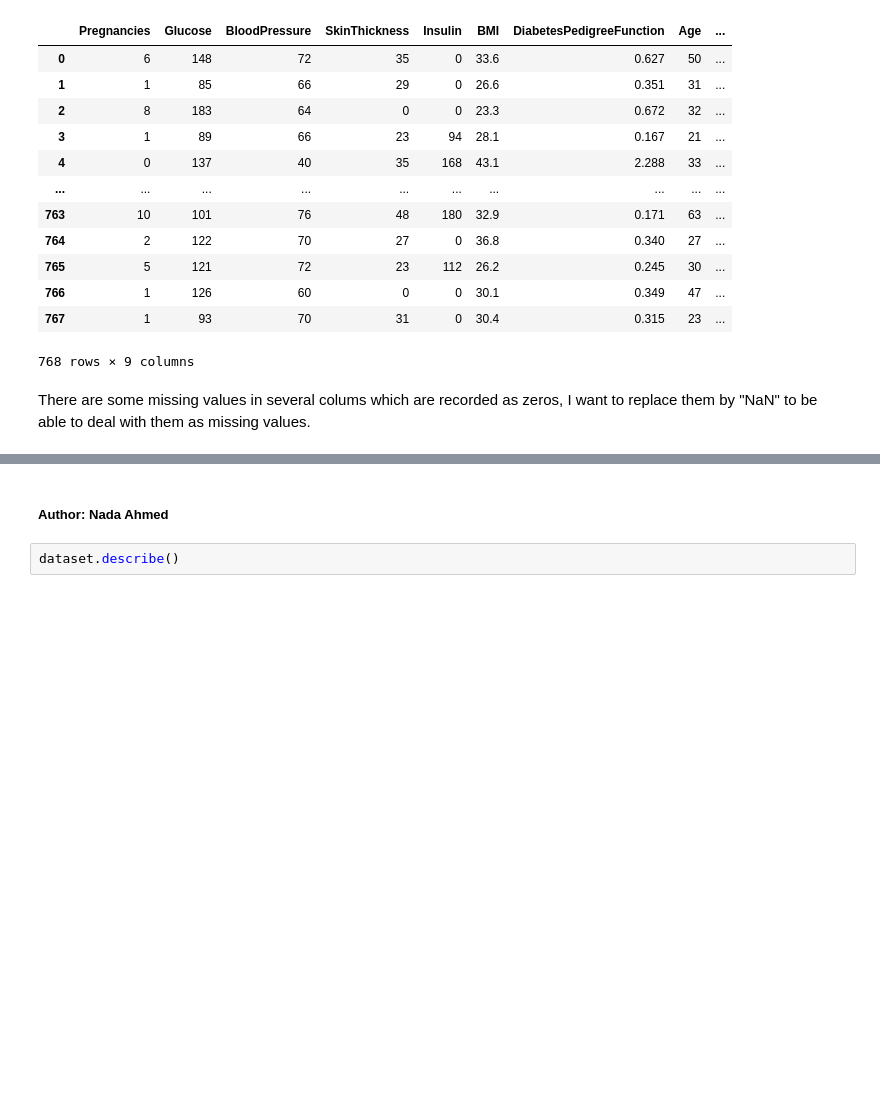
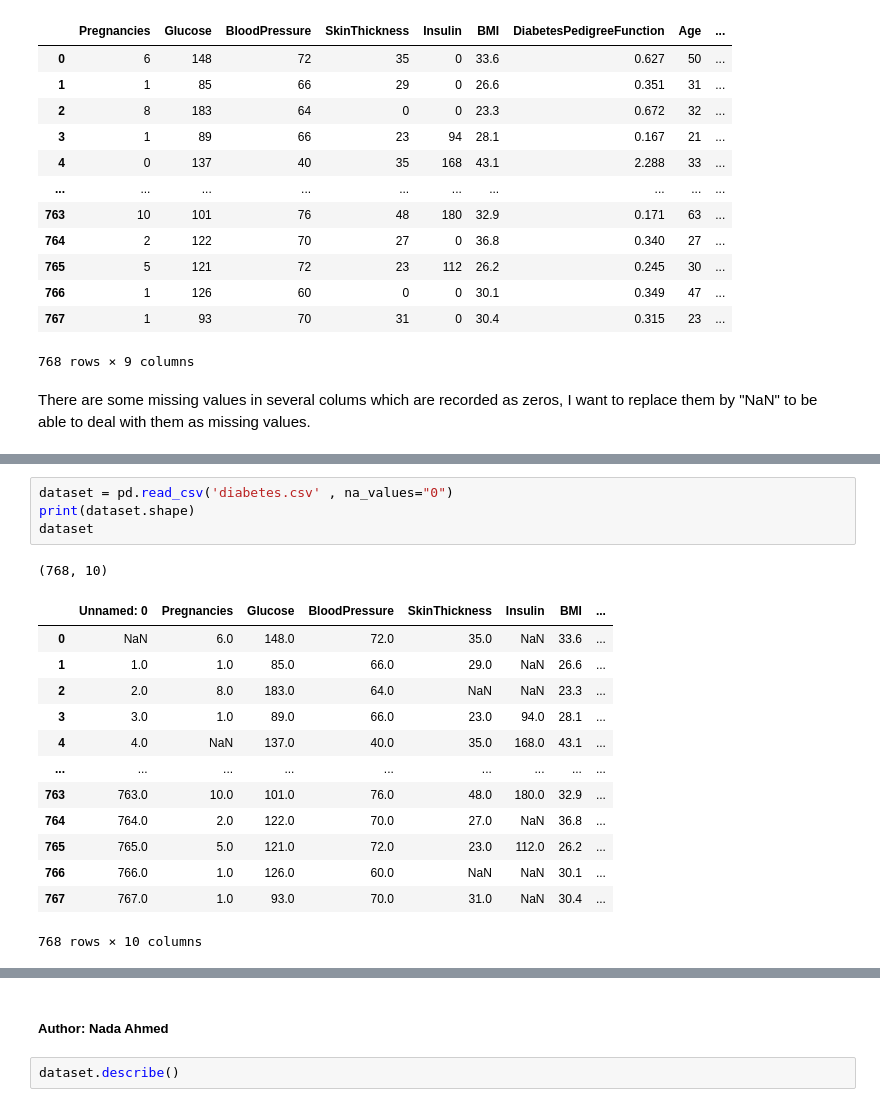
Before and after one commit to MarwahSalehAmeen/Machine_learning_project, a Jupyter notebook: ML notebook.ipynb, the cells around one changed output, grey strips where cells are left out. Drawn from its saved outputs; the diff is of its cells as text; blank space fills up the shorter version.

```diff
--- a/ML notebook.ipynb
+++ b/ML notebook.ipynb
@@ -69,0 +86,19 @@ dataset
+# %%
+dataset = pd.read_csv('diabetes.csv' , na_values="0")
+print(dataset.shape)
+dataset
+# %% [output]
+(768, 10)
+|  | Unnamed: 0 | Pregnancies | Glucose | BloodPressure | SkinThickness | Insulin | BMI | ... |
+| 0 | NaN | 6.0 | 148.0 | 72.0 | 35.0 | NaN | 33.6 | ... |
+| 1 | 1.0 | 1.0 | 85.0 | 66.0 | 29.0 | NaN | 26.6 | ... |
+| 2 | 2.0 | 8.0 | 183.0 | 64.0 | NaN | NaN | 23.3 | ... |
+| 3 | 3.0 | 1.0 | 89.0 | 66.0 | 23.0 | 94.0 | 28.1 | ... |
+| 4 | 4.0 | NaN | 137.0 | 40.0 | 35.0 | 168.0 | 43.1 | ... |
+| ... | ... | ... | ... | ... | ... | ... | ... | ... |
+| 763 | 763.0 | 10.0 | 101.0 | 76.0 | 48.0 | 180.0 | 32.9 | ... |
+| 764 | 764.0 | 2.0 | 122.0 | 70.0 | 27.0 | NaN | 36.8 | ... |
+| 765 | 765.0 | 5.0 | 121.0 | 72.0 | 23.0 | 112.0 | 26.2 | ... |
+| 766 | 766.0 | 1.0 | 126.0 | 60.0 | NaN | NaN | 30.1 | ... |
+| 767 | 767.0 | 1.0 | 93.0 | 70.0 | 31.0 | NaN | 30.4 | ... |
+768 rows × 10 columns
```
Also changed, not shown: parts of 19 cells of this notebook, 1 other file.
